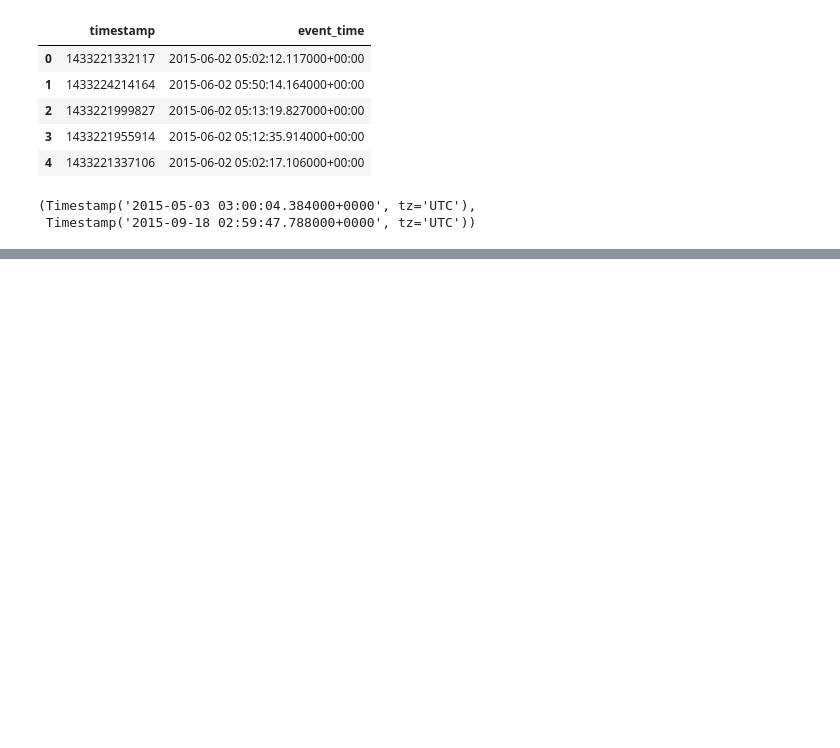
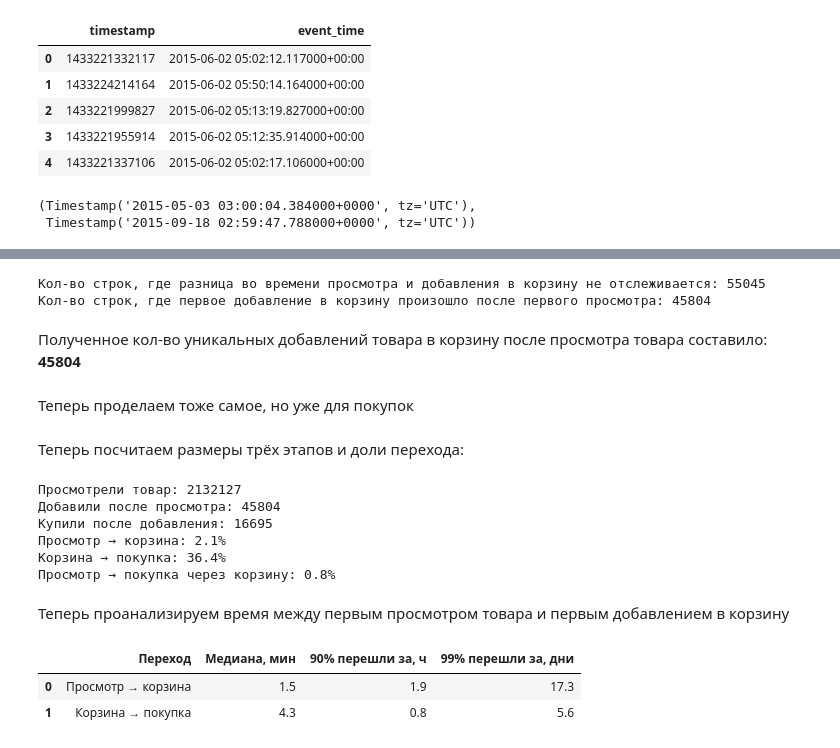
Before and after one commit to frizzertt/retailrocket-funnel-analysis, a Jupyter notebook: main.ipynb, the cells around one changed output, grey strips where cells are left out. Cells and saved outputs as stored; diff of their text form; code cells hidden in the pictures; blank space fills up the shorter version.

```diff
--- a/main.ipynb
+++ b/main.ipynb
@@ -79,0 +205,20 @@ events["event_time"].min(), events["event_time"].max()
+# %%
+carts_after_view = carts_with_view.loc[
+    carts_with_view["event_time"] > carts_with_view["first_view_time"]
+]
+
+first_item_cart = (
+    carts_after_view
+    .groupby(["visitorid", "itemid"])["event_time"]
+    .min()
+)
+
+print("Кол-во строк, где разница во времени просмотра и добавления в корзину не отслеживается:", len(carts_with_view))
+print("Кол-во строк, где первое добавление в корзину произошло после первого просмотра:", len(first_item_cart))
+# %% [output]
+Кол-во строк, где разница во времени просмотра и добавления в корзину не отслеживается: 55045
+Кол-во строк, где первое добавление в корзину произошло после первого просмотра: 45804
+# %% [markdown]
+Полученное кол-во уникальных добавлений товара в корзину после просмотра товара составило: **45804**
+# %% [markdown]
+Теперь проделаем тоже самое, но уже для покупок
@@ -79,0 +248,53 @@ events["event_time"].min(), events["event_time"].max()
+# %% [markdown]
+Теперь посчитаем размеры трёх этапов и доли перехода:
+# %%
+views_count = len(first_item_view)
+carts_count = len(first_item_cart)
+purchases_count = len(first_purchase_after_cart)
+
+print("Просмотрели товар:", views_count)
+print("Добавили после просмотра:", carts_count)
+print("Купили после добавления:", purchases_count)
+
+print(f"Просмотр → корзина: {carts_count / views_count:.1%}")
+print(f"Корзина → покупка: {purchases_count / carts_count:.1%}")
+print(f"Просмотр → покупка через корзину: {purchases_count / views_count:.1%}")
+# %% [output]
+Просмотрели товар: 2132127
+Добавили после просмотра: 45804
+Купили после добавления: 16695
+Просмотр → корзина: 2.1%
+Корзина → покупка: 36.4%
+Просмотр → покупка через корзину: 0.8%
+# %% [markdown]
+Теперь проанализируем время между первым просмотром товара и первым добавлением в корзину
+# %%
+view_to_cart_days = (
+    first_item_cart - first_item_view.loc[first_item_cart.index]
+).dt.total_seconds() / 86400
+
+cart_to_purchase_days = (
+    first_purchase_after_cart - first_item_cart.loc[first_purchase_after_cart.index]
+).dt.total_seconds() / 86400
+
+summary = pd.DataFrame({
+    "Переход": ["Просмотр → корзина", "Корзина → покупка"],
+    "Медиана, мин": [
+        view_to_cart_days.median() * 1440,
+        cart_to_purchase_days.median() * 1440,
+    ],
+    "90% перешли за, ч": [
+        view_to_cart_days.quantile(0.9) * 24,
+        cart_to_purchase_days.quantile(0.9) * 24,
+    ],
+    "99% перешли за, дни": [
+        view_to_cart_days.quantile(0.99),
+        cart_to_purchase_days.quantile(0.99),
+    ],
+}).round(1)
+
+display(summary)
+# %% [output]
+|  | Переход | Медиана, мин | 90% перешли за, ч | 99% перешли за, дни |
+| 0 | Просмотр → корзина | 1.5 | 1.9 | 17.3 |
+| 1 | Корзина → покупка | 4.3 | 0.8 | 5.6 |
```
Also changed, not shown: parts of 21 cells of this notebook.
